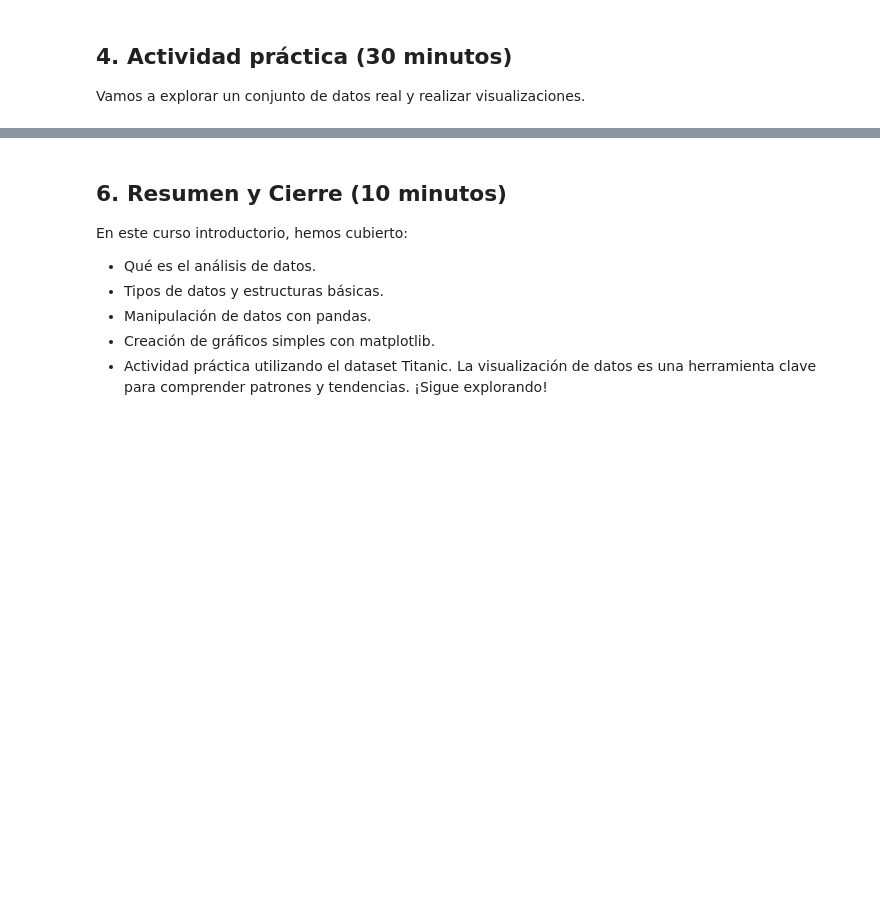
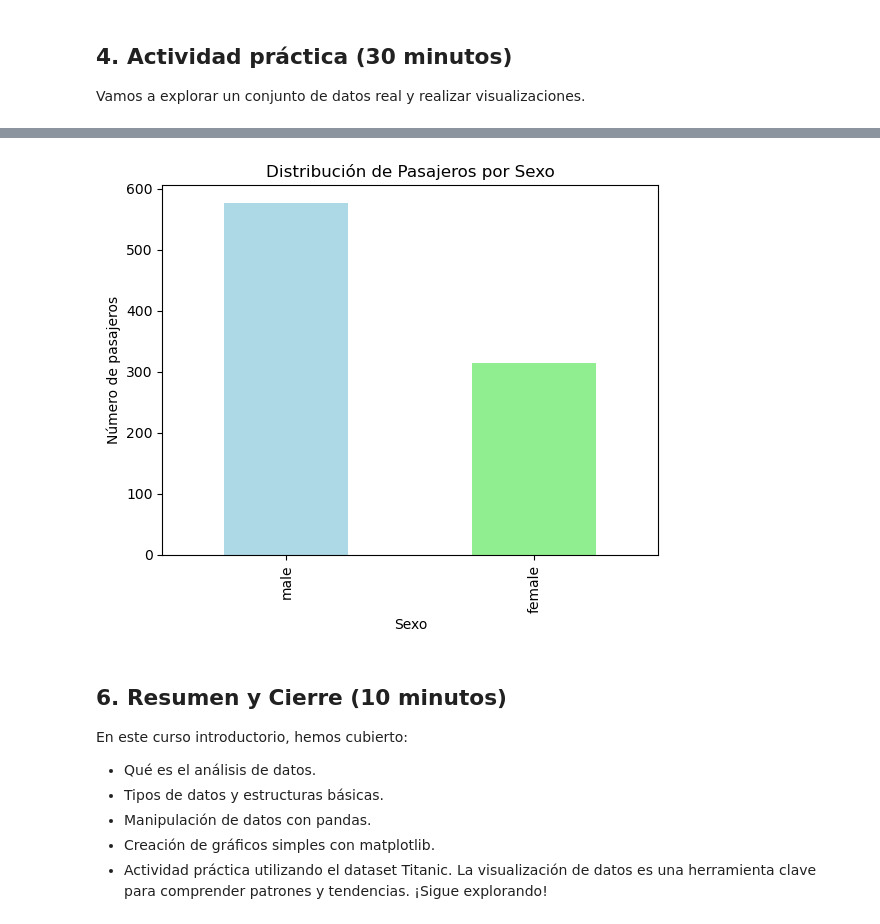
Before and after one commit to LuengoJavier/TALLER_PYTHON, a Jupyter notebook: curso_introduccion_analisis_datos_con_estadistica_y_fórmulas.ipynb, the cells around one changed output, grey strips where cells are left out. Drawn from its saved outputs; the diff is of its cells as text; code cells hidden in the pictures; blank space fills up the shorter version.

```diff
--- a/curso_introduccion_analisis_datos_con_estadistica_y_fórmulas.ipynb
+++ b/curso_introduccion_analisis_datos_con_estadistica_y_fórmulas.ipynb
@@ -122,3 +214,13 @@ plt.show()
+# %%
+# 5.3.4 Gráfico de Barras
+df_titanic['Sex'].value_counts().plot(kind='bar', title='Distribución por Sexo',
+                                           color=['lightblue', 'lightgreen'])
+plt.ylabel('Número de pasajeros')
+plt.xlabel('Sexo')
+plt.title('Distribución de Pasajeros por Sexo')
+plt.show()
+# %% [output]
+[figure, added]
 # %% [markdown]
 ## 6. Resumen y Cierre (10 minutos)
 En este curso introductorio, hemos cubierto:
```
Also changed, not shown: parts of 12 cells of this notebook.
